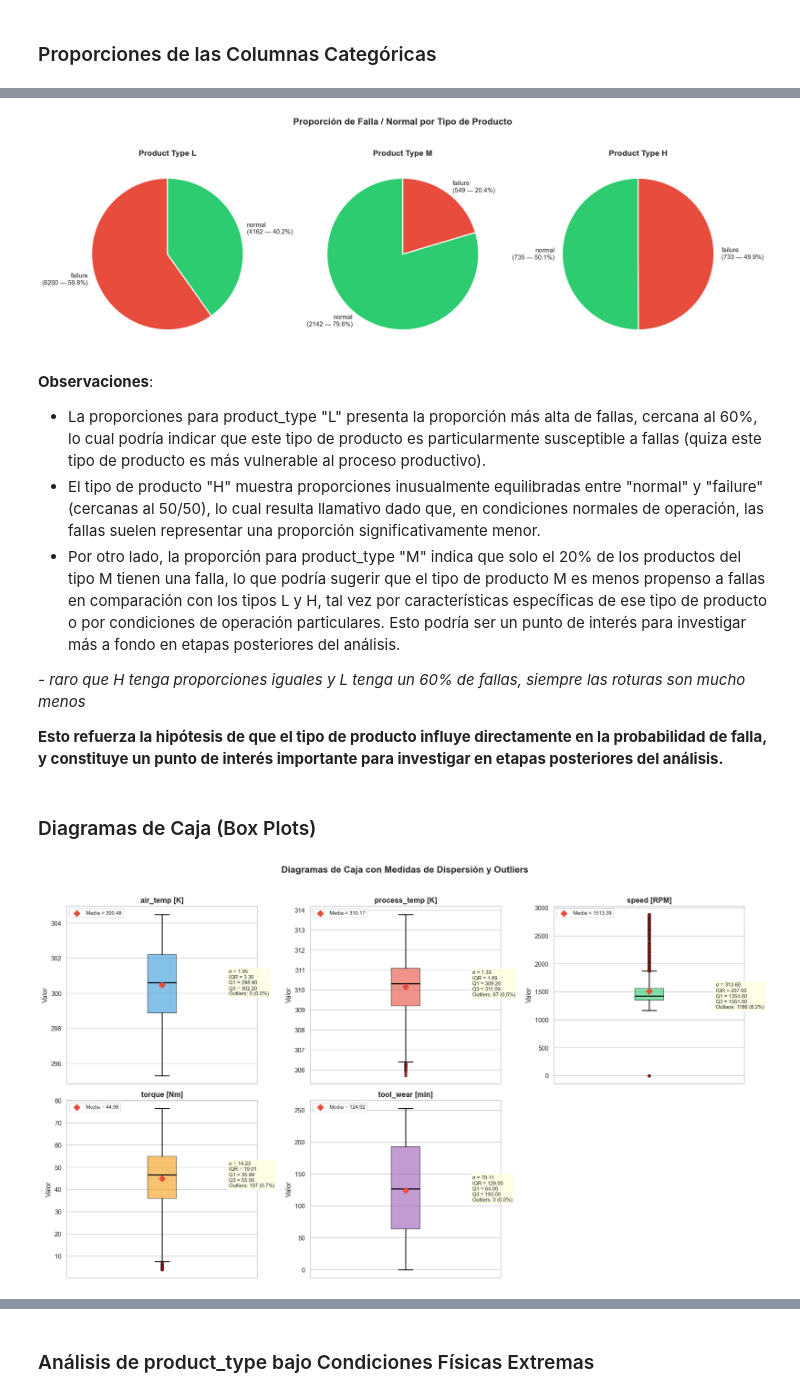
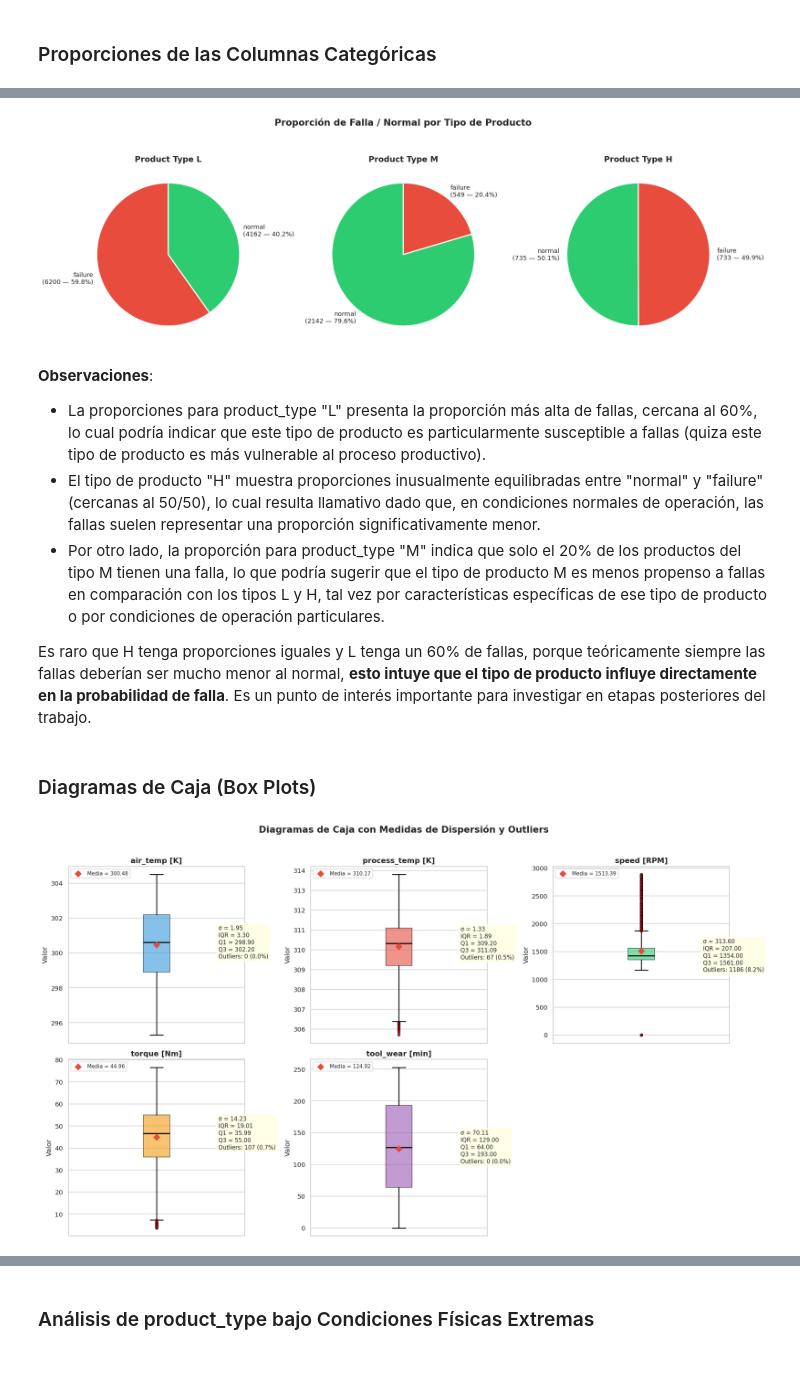
Before and after one commit to gonzag8/TP-Ciencia-de-Datos, a Jupyter notebook: Core/tp_cdd.ipynb, the cells around one changed output, grey strips where cells are left out. Drawn from its saved outputs; the diff is of its cells as text; code cells hidden in the pictures; blank space fills up the shorter version.

```diff
--- a/Core/tp_cdd.ipynb
+++ b/Core/tp_cdd.ipynb
@@ -126,7 +117,6 @@ titulos = ['Tipo de Producto', 'Estado (Target)']
 
 fig, axes = plt.subplots(nrows=1, ncols=2, figsize=(14, 6))
 
-# Paletas de colores
 paletas = [
     ['#3498db', '#e74c3c', '#2ecc71'],   # product_type: L, M, H
     ['#e74c3c', '#2ecc71']               # target: failure, normal
@@ -137,7 +127,6 @@ for i, col in enumerate(columnas_categoricas):
     conteos = df[col].value_counts()
     proporciones = conteos / conteos.sum() * 100
 
-    # Etiquetas con conteo y porcentaje
     etiquetas = [f'{val}\n({cnt} — {prop:.1f}%)' for val, cnt, prop
                  in zip(conteos.index, conteos.values, proporciones.values)]
 
@@ -149,9 +138,7 @@ for i, col in enumerate(columnas_categoricas):
         wedgeprops={'edgecolor': 'white', 'linewidth': 2}
     )
 
-    # Ajustar tamaño de fuente de etiquetas
-    for t in texts:
-        t.set_fontsize(11)
+    for t in texts: t.set_fontsize(11)
 
     ax.set_title(titulos[i], fontsize=14, fontweight='bold')
 
@@ -179,7 +166,6 @@ for i, prod in enumerate(tipos_producto):
     etiquetas = [f'{val}\n({cnt} — {prop:.1f}%)' for val, cnt, prop
                  in zip(conteos.index, conteos.values, proporciones.values)]
 
-    # Asignar los colores haciendo un mapeo estático con el índice (categoría) para asegurar consistencia
     colores_pie = [color_map[idx] for idx in conteos.index]
 
     wedges, texts = ax.pie(
@@ -199,21 +185,19 @@ fig.suptitle('Proporción de Falla / Normal por Tipo de Producto', fontsize=16,
 plt.tight_layout()
 plt.show()
 # %% [output]
-[figure, old version]
+[figure, new version]
 # %% [markdown]
 **Observaciones**:
 - La proporciones para product_type "L" presenta la proporción más alta de fallas, cercana al 60%, lo cual podría indicar que este tipo de producto es particularmente susceptible a fallas (quiza este tipo de producto es más vulnerable al proceso productivo).
 - El tipo de producto "H" muestra proporciones inusualmente equilibradas entre "normal" y "failure" (cercanas al 50/50), lo cual resulta llamativo dado que, en condiciones normales de operación, las fallas suelen representar una proporción significativamente menor.
-- Por otro lado, la proporción para product_type "M" indica que solo el 20% de los productos del tipo M tienen una falla, lo que podría sugerir que el tipo de producto M es menos propenso a fallas en comparación con los tipos L y H, tal vez por características específicas de ese tipo de producto o por condiciones de operación particulares. Esto podría ser un punto de interés para investigar más a fondo en etapas posteriores del análisis.
+- Por otro lado, la proporción para product_type "M" indica que solo el 20% de los productos del tipo M tienen una falla, lo que podría sugerir que el tipo de producto M es menos propenso a fallas en comparación con los tipos L y H, tal vez por características específicas de ese tipo de producto o por condiciones de operación particulares.
 
 
-*- raro que H tenga proporciones iguales y L tenga un 60% de fallas, siempre las roturas son mucho menos*
-
-**Esto refuerza la hipótesis de que el tipo de producto influye directamente en la probabilidad de falla, y constituye un punto de interés importante para investigar en etapas posteriores del análisis.**
+Es raro que H tenga proporciones iguales y L tenga un 60% de fallas, porque teóricamente siempre las fallas deberían ser mucho menor al normal, **esto intuye que el tipo de producto influye directamente en la probabilidad de falla**. Es un punto de interés importante para investigar en etapas posteriores del trabajo.
 # %% [markdown]
 ### Diagramas de Caja (Box Plots)
 # %%
-# --- Box Plots para cada variable numérica (con conteo de outliers) ---
+# Box Plots para cada variable numérica
 
 fig, axes = plt.subplots(nrows=2, ncols=3, figsize=(18, 10))
 axes = axes.flatten()
@@ -232,46 +216,42 @@ for i, col in enumerate(columnas_numericas):
                     capprops=dict(linewidth=1.5),
                     flierprops=dict(marker='o', markerfacecolor='red', markersize=4, alpha=0.5))
 
-    # Estadísticas
     media   = df_sin_nulos.mean()
     std     = df_sin_nulos.std()
     mediana = df_sin_nulos.median()
     q1      = df_sin_nulos.quantile(0.25)
     q3      = df_sin_nulos.quantile(0.75)
     iqr     = q3 - q1
 
-    # Contar outliers (método IQR: valores fuera de [Q1 - 1.5*IQR, Q3 + 1.5*IQR])
+    # Contar outliers con método IQR: valores fuera de [Q1 - 1.5*IQR, Q3 + 1.5*IQR]
     lim_inf = q1 - 1.5 * iqr
     lim_sup = q3 + 1.5 * iqr
 
     n_out   = ((df_sin_nulos < lim_inf) | (df_sin_nulos > lim_sup)).sum()
     pct_out = n_out / len(df_sin_nulos) * 100
 
-    # Marcar la media con un diamante
     ax.scatter([1], [media], marker='D', color='#e74c3c', s=60, zorder=5, label=f'Media = {media:.2f}')
 
-    # Texto con estadísticas de dispersión + outliers
     stats_text = (f'σ = {std:.2f}\n'
                   f'IQR = {iqr:.2f}\n'
                   f'Q1 = {q1:.2f}\n'
                   f'Q3 = {q3:.2f}\n'
                   f'Outliers: {n_out} ({pct_out:.1f}%)')
-    ax.text(1.35, mediana, stats_text, fontsize=9, va='center',
+    ax.text(1.35, mediana, stats_text, fontsize=10, va='center',
             bbox=dict(boxstyle='round,pad=0.3', facecolor='lightyellow', alpha=0.8))
 
     ax.set_title(col, fontsize=13, fontweight='bold')
     ax.set_ylabel('Valor')
     ax.set_xticks([])
     ax.legend(fontsize=9, loc='upper left')
 
-# Ocultar el subplot vacío
 axes[-1].set_visible(False)
 
 fig.suptitle('Diagramas de Caja con Medidas de Dispersión y Outliers', fontsize=16, fontweight='bold', y=1.02)
 plt.tight_layout()
 plt.show()
 # %% [output]
-[figure, old version]
+[figure, new version]
 # %%
 # Detección de outliers superiores en speed [RPM] usando el método IQR
 Q1 = df['speed [RPM]'].quantile(0.25)
```
Also changed, not shown: parts of 25 cells of this notebook.
